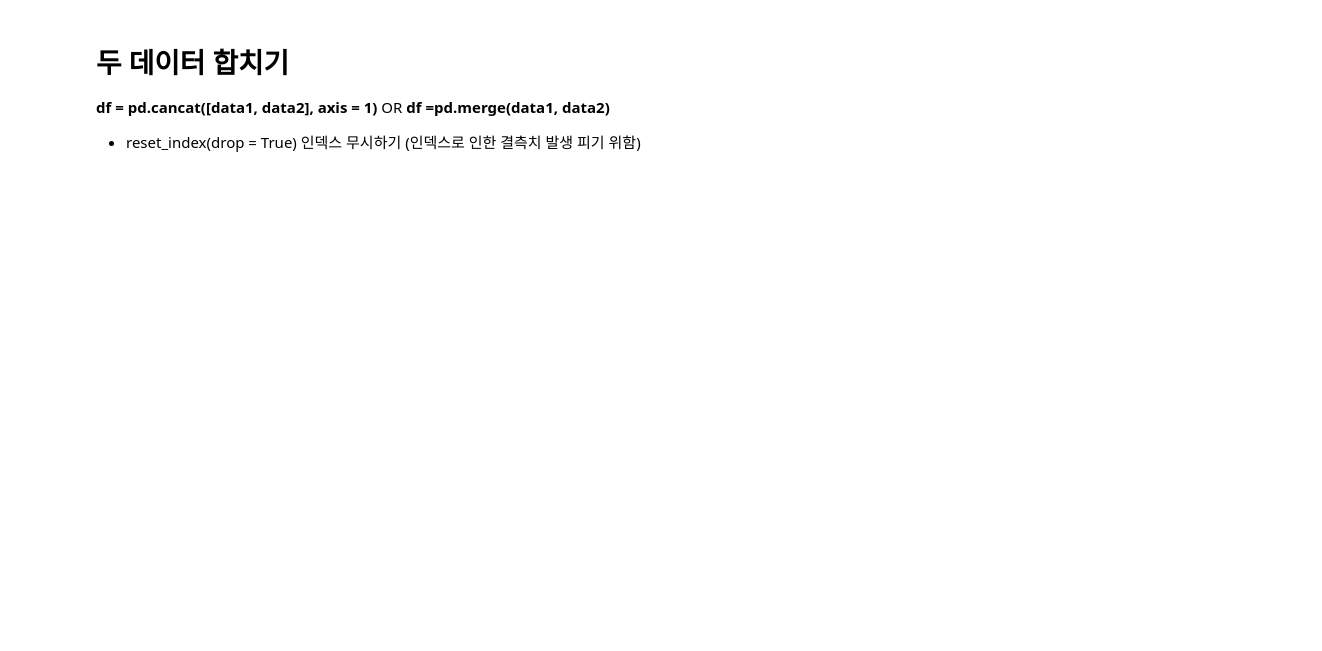
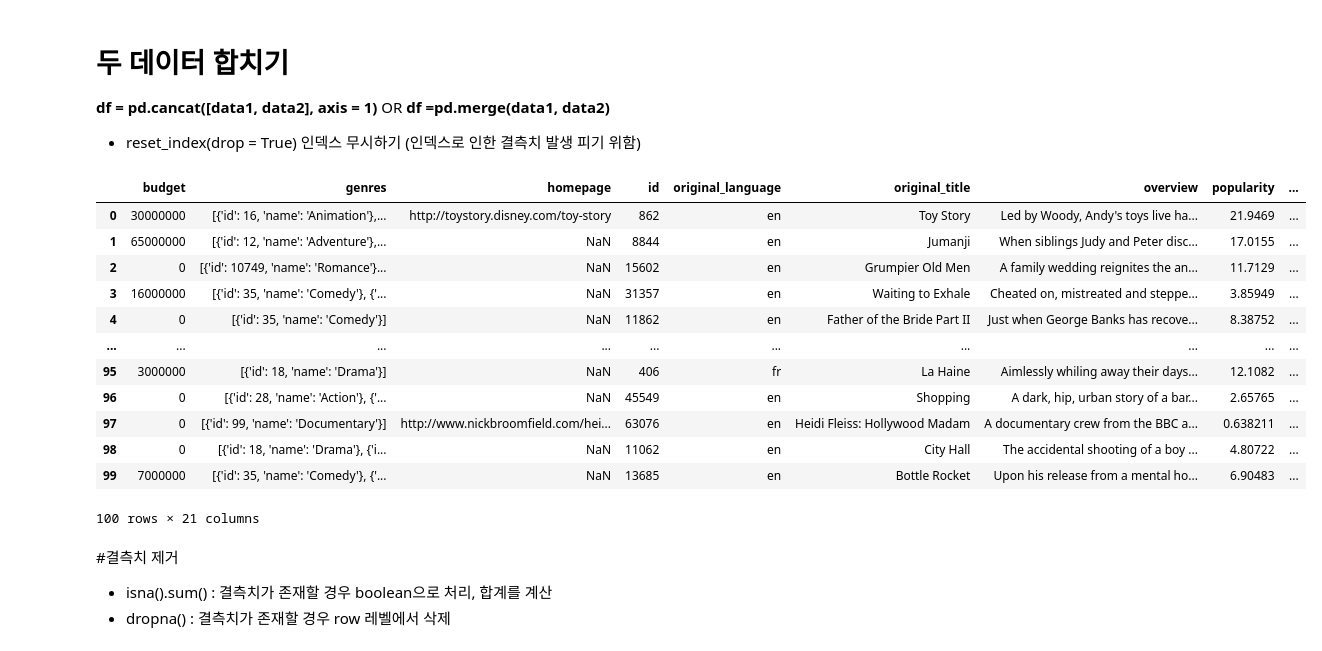
Before and after one commit to dmswl0707/RecomendationSystem_Python, a Jupyter notebook: 01_content_based_filtering_데이터전처리.ipynb, the cells around one changed output. Cells and saved outputs as stored; diff of their text form; code cells hidden in the pictures; blank space fills up the shorter version.

```diff
--- a/01_content_based_filtering_데이터전처리.ipynb
+++ b/01_content_based_filtering_데이터전처리.ipynb
@@ -22,6 +35,6 @@ data.head(5)
 - data['columns']
 - data.loc[:,['columns']]
 # %%
-data = data[['budget','genres','homepage','id','original_language','original_title','overview','popularity','production_companies','production_countries','release_date','revenue','runtime','spoken_languages','status','tagline','title','vote_average','vote_count']]
-data.head(5)
+dt = data[['budget','genres','homepage','id','original_language','original_title','overview','popularity','production_companies','production_countries','release_date','revenue','runtime','spoken_languages','status','tagline','title','vote_average','vote_count']]
+dt.head(5)
 #data.info()
@@ -34,5 +61,23 @@ data2.head(5)
 **df =pd.merge(data1, data2)**
 - reset_index(drop = True) 인덱스 무시하기 (인덱스로 인한 결측치 발생 피기 위함)
 # %%
-df = pd.concat([data.reset_index(drop=True), data2.reset_index(drop=True)], axis = 1)
-df.head(10)
+df = pd.concat([dt.reset_index(drop=True), data2.reset_index(drop=True)], axis = 1)
+df.head(100)
+# %% [output]
+|  | budget | genres | homepage | id | original_language | original_title | overview | popularity | ... |
+| 0 | 30000000 | [{'id': 16, 'name': 'Animation'},... | http://toystory.disney.com/toy-story | 862 | en | Toy Story | Led by Woody, Andy's toys live ha... | 21.9469 | ... |
+| 1 | 65000000 | [{'id': 12, 'name': 'Adventure'},... | NaN | 8844 | en | Jumanji | When siblings Judy and Peter disc... | 17.0155 | ... |
+| 2 | 0 | [{'id': 10749, 'name': 'Romance'}... | NaN | 15602 | en | Grumpier Old Men | A family wedding reignites the an... | 11.7129 | ... |
+| 3 | 16000000 | [{'id': 35, 'name': 'Comedy'}, {'... | NaN | 31357 | en | Waiting to Exhale | Cheated on, mistreated and steppe... | 3.85949 | ... |
+| 4 | 0 | [{'id': 35, 'name': 'Comedy'}] | NaN | 11862 | en | Father of the Bride Part II | Just when George Banks has recove... | 8.38752 | ... |
+| ... | ... | ... | ... | ... | ... | ... | ... | ... | ... |
+| 95 | 3000000 | [{'id': 18, 'name': 'Drama'}] | NaN | 406 | fr | La Haine | Aimlessly whiling away their days... | 12.1082 | ... |
+| 96 | 0 | [{'id': 28, 'name': 'Action'}, {'... | NaN | 45549 | en | Shopping | A dark, hip, urban story of a bar... | 2.65765 | ... |
+| 97 | 0 | [{'id': 99, 'name': 'Documentary'}] | http://www.nickbroomfield.com/hei... | 63076 | en | Heidi Fleiss: Hollywood Madam | A documentary crew from the BBC a... | 0.638211 | ... |
+| 98 | 0 | [{'id': 18, 'name': 'Drama'}, {'i... | NaN | 11062 | en | City Hall | The accidental shooting of a boy ... | 4.80722 | ... |
+| 99 | 7000000 | [{'id': 35, 'name': 'Comedy'}, {'... | NaN | 13685 | en | Bottle Rocket | Upon his release from a mental ho... | 6.90483 | ... |
+100 rows × 21 columns
+# %% [markdown]
+#결측치 제거
+- isna().sum() : 결측치가 존재할 경우 boolean으로 처리, 합계를 계산
+- dropna() : 결측치가 존재할 경우 row 레벨에서 삭제
```
Also changed, not shown: parts of 8 cells of this notebook.
